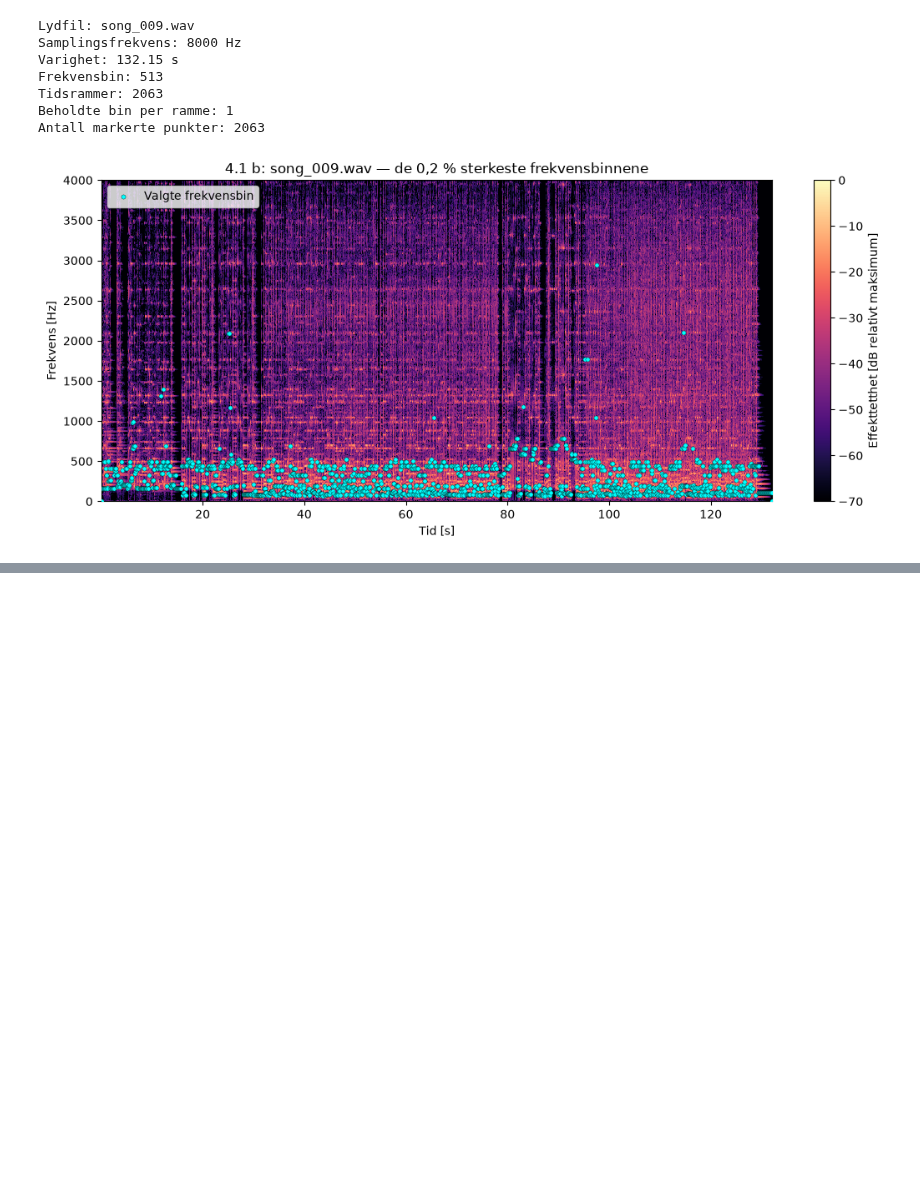
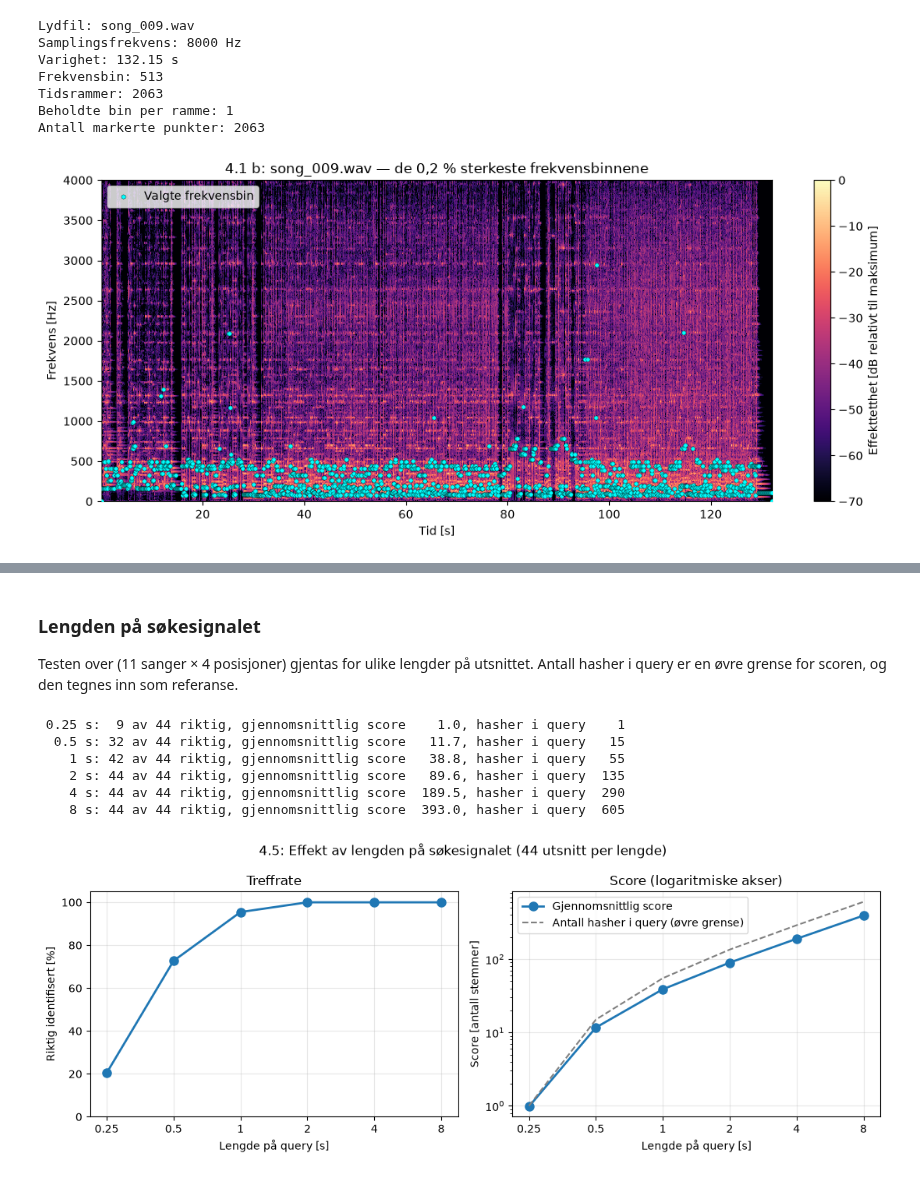
Before and after one commit to andrevdal/PHYS116_lab2, a Jupyter notebook: lab2_rapport08.ipynb, the cells around one changed output, grey strips where cells are left out. Drawn from its saved outputs; the diff is of its cells as text; code cells hidden in the pictures; blank space fills up the shorter version.

```diff
--- a/lab2_rapport08.ipynb
+++ b/lab2_rapport08.ipynb
@@ -261,0 +462,15 @@ display(Markdown(
+# %%
+fs, audio = wavfile.read("library_wav/song_004.wav")
+
+start_time = 10
+duration = 2
+
+query = audio[start_time * fs: (start_time + duration) * fs]
+
+db = load_database("database.pkl")
+song_id, score = match_query(query, fs, db, L_window, L_overlap,
+                             top_fraction, fan_out)
+
+print("Riktig sang: song_004.wav")
+print("song_id:", song_id)
+print("score:", score)
@@ -261,0 +524,59 @@ display(Markdown(
+# %% [markdown]
+### Lengden på søkesignalet
+
+Testen over (11 sanger × 4 posisjoner) gjentas for ulike lengder på utsnittet. Antall hasher i query er en øvre grense for scoren, og den tegnes inn som referanse.
+# %%
+durations = [0.25, 0.5, 1, 2, 4, 8]
+n_keep = int((L_window // 2 + 1) * top_fraction)
+prosent_riktig, snitt_score, n_query_hashes = [], [], []
+
+for duration in durations:
+    riktig, scores = 0, []
+    for song_id, (fs, audio) in enumerate(songs, start=1):
+        for andel in andeler:
+            start_time = int(andel * len(audio) / fs)
+            found, score = test_query(song_id, start_time, duration)
+            riktig += found == song_id
+            scores.append(score)
+
+    # Antall hasher i query: hver topp kobles til opptil fan_out naboer
+    n_peaks = (1 + (int(duration * fs) - L_window) // H) * n_keep
+    n_query_hashes.append(sum(min(fan_out, n_peaks - 1 - i) for i in range(n_peaks)))
+    prosent_riktig.append(100 * riktig / len(scores))
+    snitt_score.append(np.mean(scores))
+    print(f"{duration:>5} s: {riktig:>2} av {len(scores)} riktig, "
+          f"gjennomsnittlig score {snitt_score[-1]:6.1f}, "
+          f"hasher i query {n_query_hashes[-1]:>4}")
+
+fig, (ax1, ax2) = plt.subplots(1, 2, figsize=(11, 4.2))
+
+ax1.plot(durations, prosent_riktig, "o-", lw=2, ms=8)
+ax1.set_ylabel("Riktig identifisert [%]")
+ax1.set_title("Treffrate")
+ax1.set_ylim(0, 105)
+
+ax2.plot(durations, snitt_score, "o-", lw=2, ms=8, label="Gjennomsnittlig score")
+ax2.plot(durations, n_query_hashes, "--", color="gray", lw=1.5,
+         label="Antall hasher i query (øvre grense)")
+ax2.set_ylabel("Score [antall stemmer]")
+ax2.set_yscale("log")
+ax2.set_title("Score (logaritmiske akser)")
+ax2.legend(loc="upper left")
+
+for ax in (ax1, ax2):
+    ax.set_xscale("log", base=2)
+    ax.set_xticks(durations, [f"{d:g}" for d in durations])
+    ax.set_xlabel("Lengde på query [s]")
+    ax.grid(alpha=0.3)
+
+fig.suptitle("4.5: Effekt av lengden på søkesignalet (44 utsnitt per lengde)")
+fig.tight_layout()
+plt.show()
+# %% [output]
+ 0.25 s:  9 av 44 riktig, gjennomsnittlig score    1.0, hasher i query    1
+  0.5 s: 32 av 44 riktig, gjennomsnittlig score   11.7, hasher i query   15
+    1 s: 42 av 44 riktig, gjennomsnittlig score   38.8, hasher i query   55
+    2 s: 44 av 44 riktig, gjennomsnittlig score   89.6, hasher i query  135
+    4 s: 44 av 44 riktig, gjennomsnittlig score  189.5, hasher i query  290
+    8 s: 44 av 44 riktig, gjennomsnittlig score  393.0, hasher i query  605
+[figure, added]
```
Also changed, not shown: parts of 30 cells of this notebook, 1 other file.
